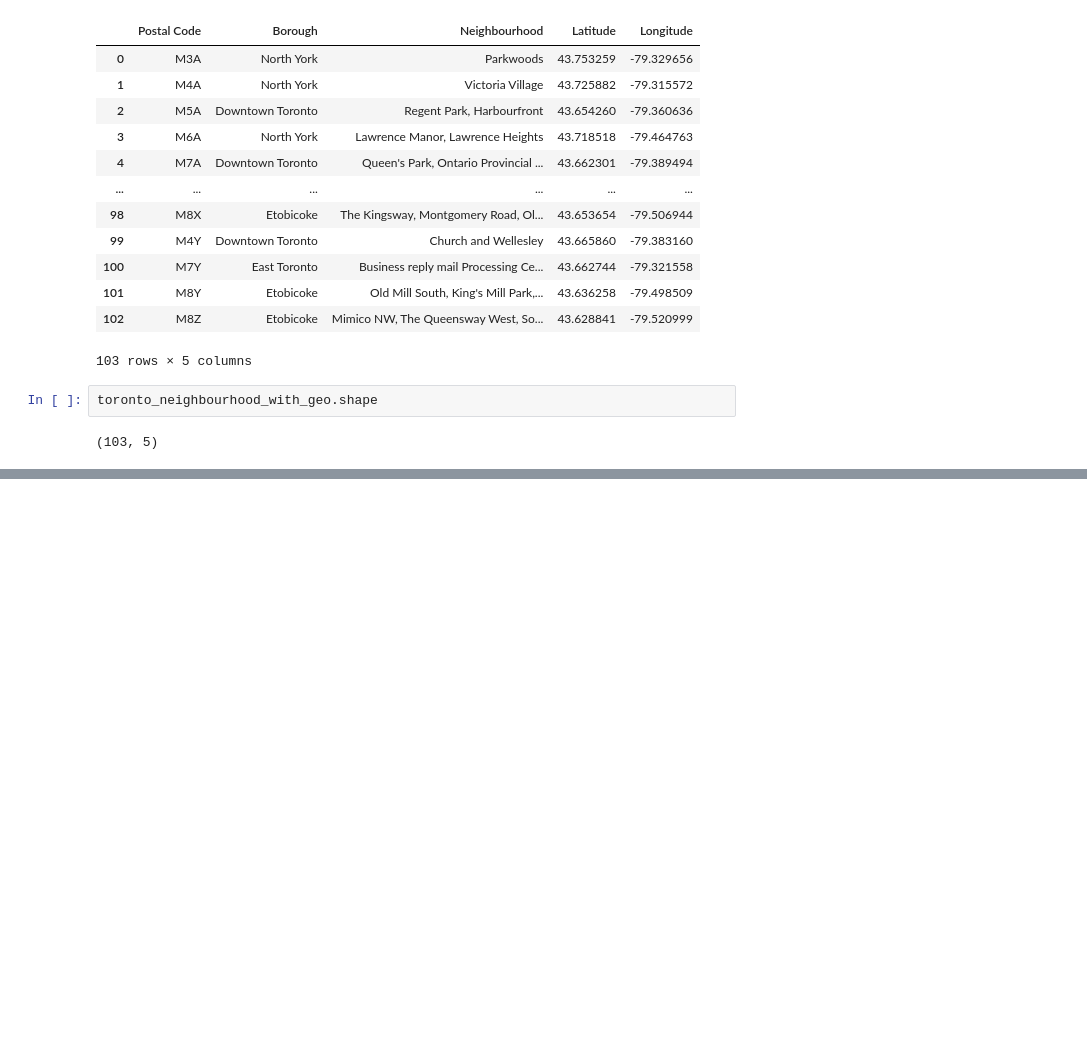
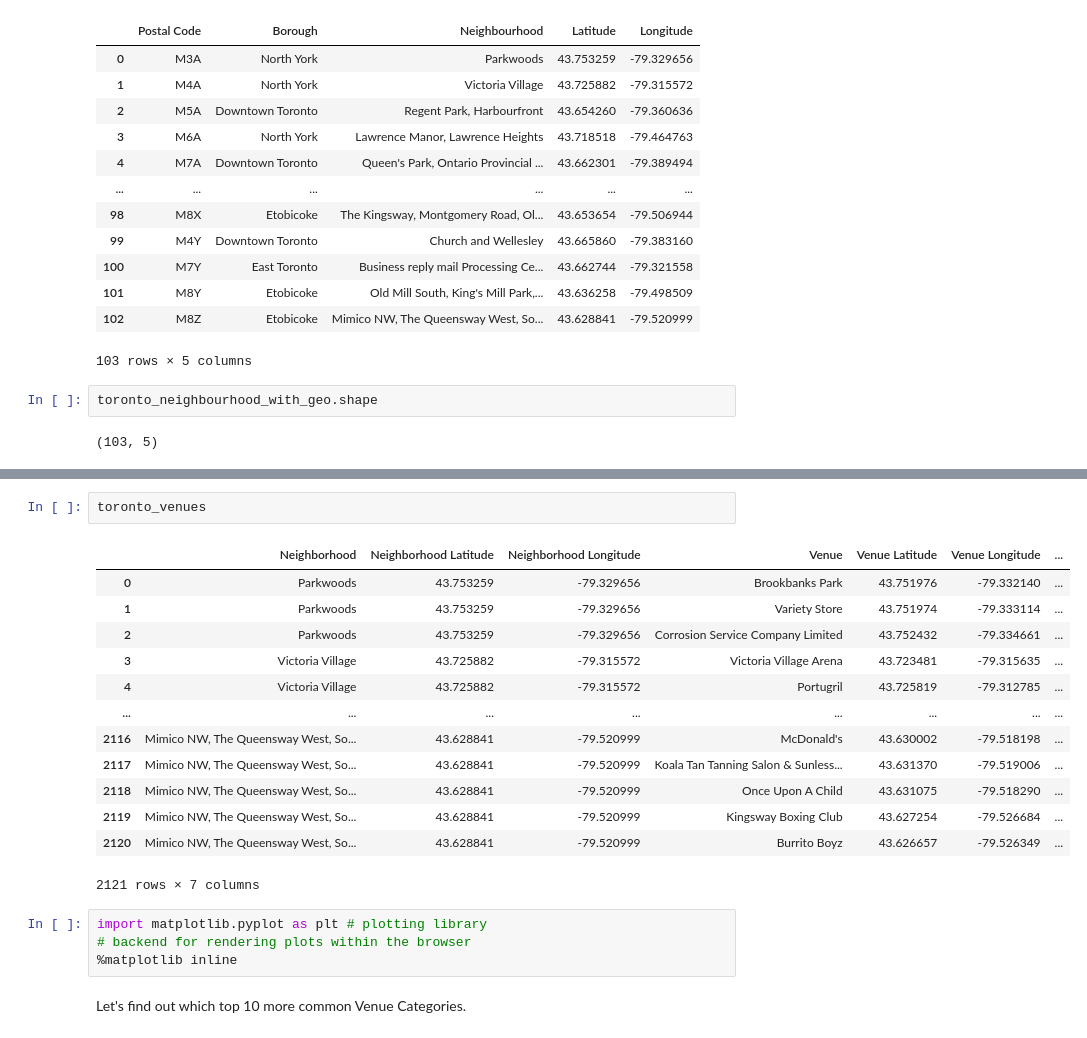
Before and after one commit to vchaves123/Coursera_Capstone, a Jupyter notebook: Segmenting and Clustering Neighborhoods in Toronto.ipynb, the cells around one changed output, grey strips where cells are left out. Cells and saved outputs as stored; diff of their text form; blank space fills up the shorter version.

```diff
--- a/Segmenting and Clustering Neighborhoods in Toronto.ipynb
+++ b/Segmenting and Clustering Neighborhoods in Toronto.ipynb
@@ -152,0 +303,22 @@ toronto_neighbourhood_with_geo.shape
+# %%
+toronto_venues
+# %% [output]
+|  | Neighborhood | Neighborhood Latitude | Neighborhood Longitude | Venue | Venue Latitude | Venue Longitude | ... |
+| 0 | Parkwoods | 43.753259 | -79.329656 | Brookbanks Park | 43.751976 | -79.332140 | ... |
+| 1 | Parkwoods | 43.753259 | -79.329656 | Variety Store | 43.751974 | -79.333114 | ... |
+| 2 | Parkwoods | 43.753259 | -79.329656 | Corrosion Service Company Limited | 43.752432 | -79.334661 | ... |
+| 3 | Victoria Village | 43.725882 | -79.315572 | Victoria Village Arena | 43.723481 | -79.315635 | ... |
+| 4 | Victoria Village | 43.725882 | -79.315572 | Portugril | 43.725819 | -79.312785 | ... |
+| ... | ... | ... | ... | ... | ... | ... | ... |
+| 2116 | Mimico NW, The Queensway West, So... | 43.628841 | -79.520999 | McDonald's | 43.630002 | -79.518198 | ... |
+| 2117 | Mimico NW, The Queensway West, So... | 43.628841 | -79.520999 | Koala Tan Tanning Salon & Sunless... | 43.631370 | -79.519006 | ... |
+| 2118 | Mimico NW, The Queensway West, So... | 43.628841 | -79.520999 | Once Upon A Child | 43.631075 | -79.518290 | ... |
+| 2119 | Mimico NW, The Queensway West, So... | 43.628841 | -79.520999 | Kingsway Boxing Club | 43.627254 | -79.526684 | ... |
+| 2120 | Mimico NW, The Queensway West, So... | 43.628841 | -79.520999 | Burrito Boyz | 43.626657 | -79.526349 | ... |
+2121 rows × 7 columns
+# %%
+import matplotlib.pyplot as plt # plotting library
+# backend for rendering plots within the browser
+%matplotlib inline
+# %% [markdown]
+Let's find out which top 10 more common Venue Categories.
```
Also changed, not shown: parts of 30 cells of this notebook.
